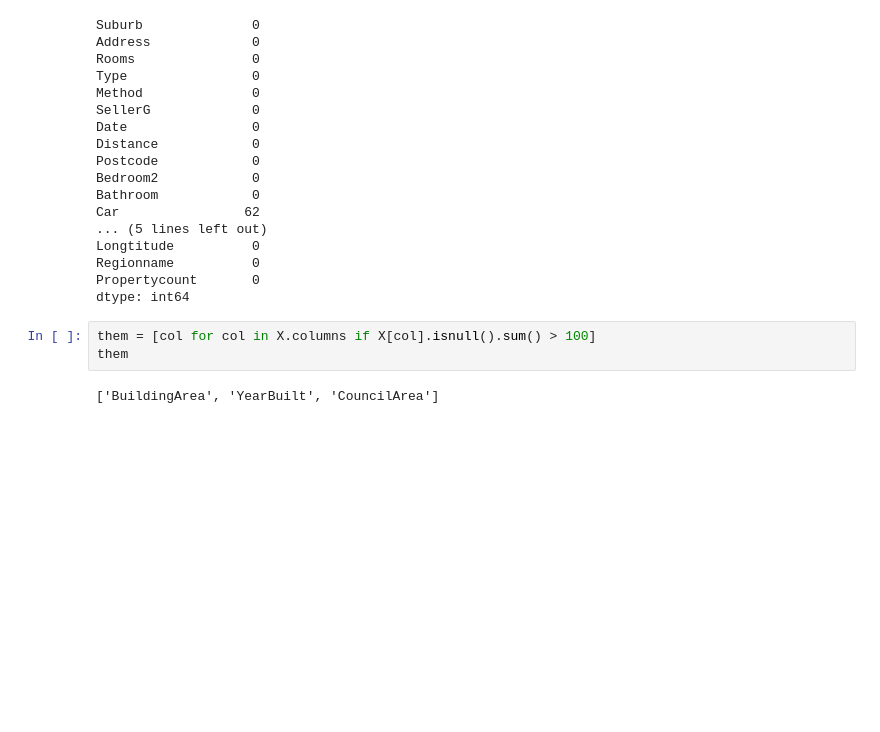
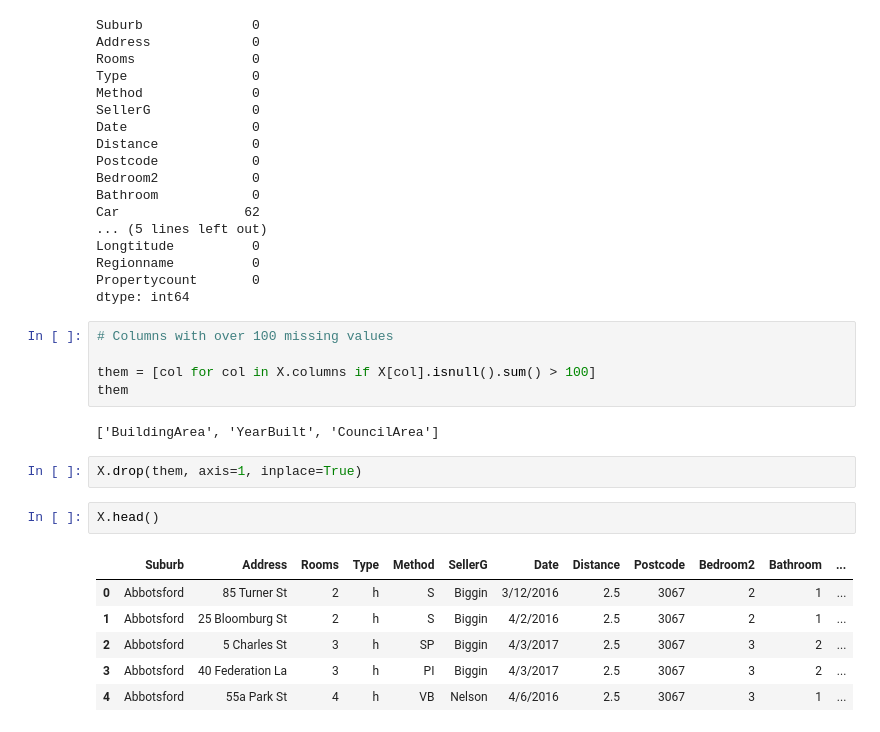
Before and after one commit to georgek2/Decision_Tree, a Jupyter notebook: model_three.ipynb, the cells around one changed output. Saved outputs shown, nothing was run; the diff lists cells and outputs as text; blank space fills up the shorter version.

```diff
--- a/model_three.ipynb
+++ b/model_three.ipynb
@@ -43,7 +43,20 @@ Regionname          0
 Propertycount       0
 dtype: int64
 # %%
+# Columns with over 100 missing values
+
 them = [col for col in X.columns if X[col].isnull().sum() > 100]
 them
 # %% [output]
 ['BuildingArea', 'YearBuilt', 'CouncilArea']
+# %%
+X.drop(them, axis=1, inplace=True)
+# %%
+X.head()
+# %% [output]
+|  | Suburb | Address | Rooms | Type | Method | SellerG | Date | Distance | Postcode | Bedroom2 | Bathroom | ... |
+| 0 | Abbotsford | 85 Turner St | 2 | h | S | Biggin | 3/12/2016 | 2.5 | 3067 | 2 | 1 | ... |
+| 1 | Abbotsford | 25 Bloomburg St | 2 | h | S | Biggin | 4/2/2016 | 2.5 | 3067 | 2 | 1 | ... |
+| 2 | Abbotsford | 5 Charles St | 3 | h | SP | Biggin | 4/3/2017 | 2.5 | 3067 | 3 | 2 | ... |
+| 3 | Abbotsford | 40 Federation La | 3 | h | PI | Biggin | 4/3/2017 | 2.5 | 3067 | 3 | 2 | ... |
+| 4 | Abbotsford | 55a Park St | 4 | h | VB | Nelson | 4/6/2016 | 2.5 | 3067 | 3 | 1 | ... |
```
Also changed, not shown: parts of 14 cells of this notebook.
